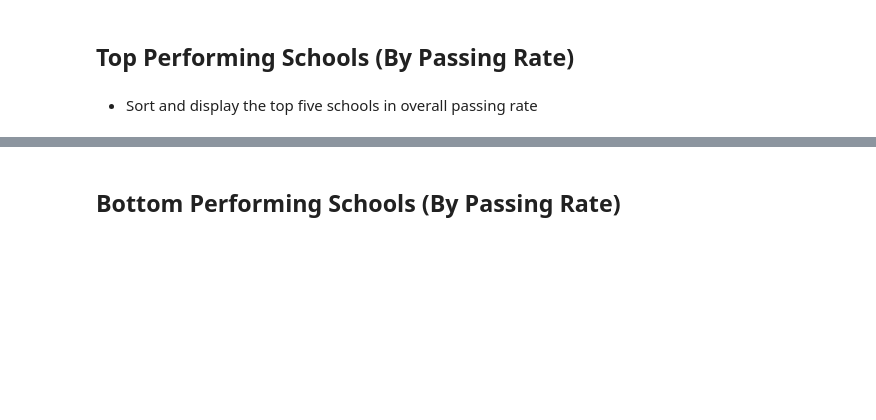
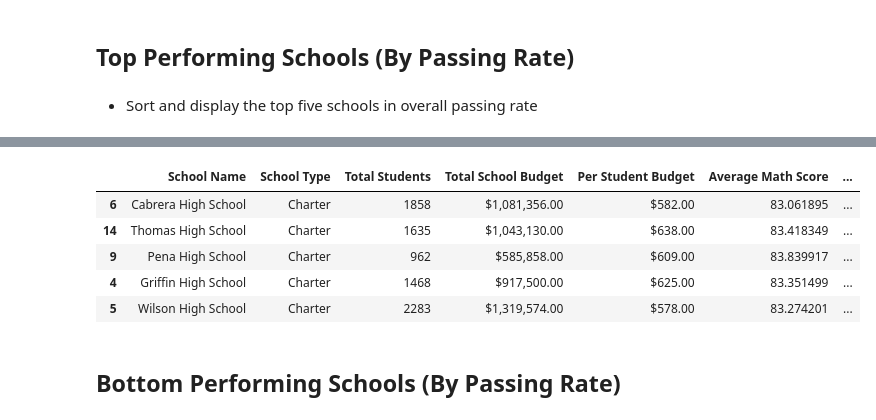
Before and after one commit to plowden/pandas-challenge, a Jupyter notebook: PyCitySchools/PyCitySchools.ipynb, the cells around one changed output, grey strips where cells are left out. Drawn from its saved outputs; the diff is of its cells as text; code cells hidden in the pictures; blank space fills up the shorter version.

```diff
--- a/PyCitySchools/PyCitySchools.ipynb
+++ b/PyCitySchools/PyCitySchools.ipynb
@@ -124,3 +107,69 @@ district_summary_df
+# %%
+# Sort school and student Data Files by school_name
+school_data = school_data.sort_values("school_name")
+student_data = student_data.sort_values("school_name")
+
+school_summary = pd.DataFrame ({
+    "School Name": [],
+    "School Type": [],
+    "Total Students": [],
+    "Total School Budget": [],
+    "Per Student Budget": [],
+    "Average Math Score": [],
+    "Average Reading Score": [],
+    "% Passing Math": [],
+    "% Passing Reading": [],
+    "% Overall Passing Rate": []
+})
+
+school_summary["School Name"] = school_data["school_name"]
+
+school_summary["School Type"] = school_data["type"]
+
+school_summary["Total Students"] = school_data["size"]
+
+school_summary["Total School Budget"] = school_data["budget"]
+
+school_summary["Per Student Budget"] = [i / j for i, j in zip(school_data["budget"], school_data["size"])]
+
+avg_math_score = school_data_complete.groupby("school_name")["math_score"].sum() / \
+    school_data_complete.groupby("school_name")["Student ID"].count()
+school_summary["Average Math Score"] = [x for x in avg_math_score]
+
+avg_reading_score = school_data_complete.groupby("school_name")["reading_score"].sum() / \
+    school_data_complete.groupby("school_name")["Student ID"].count()
+school_summary["Average Reading Score"] = [x for x in avg_reading_score]
+
+passing_math = school_data_complete.loc[school_data_complete["math_score"] >= 70]
+passing_math.groupby("school_name")["math_score"].count()
+pct_passing_math = 100 * passing_math.groupby("school_name")["math_score"].count() / \
+    school_data_complete.groupby("school_name")["Student ID"].count()
+school_summary["% Passing Math"] = [x for x in pct_passing_math]
+
+passing_reading = school_data_complete.loc[school_data_complete["reading_score"] >= 70]
+passing_reading.groupby("school_name")["reading_score"].count()
+pct_passing_reading = 100 * passing_reading.groupby("school_name")["reading_score"].count() / \
+    school_data_complete.groupby("school_name")["Student ID"].count()
+school_summary["% Passing Reading"] = [x for x in pct_passing_reading]
+
+passing_overall = (school_summary["% Passing Math"] + school_summary["% Passing Reading"]) / 2
+school_summary["% Overall Passing Rate"] = [x for x in passing_overall]
+
+# Clean up the output
+
+school_summary["Total School Budget"] = school_summary["Total School Budget"].map("${:,.2f}".format)
+school_summary["Per Student Budget"] = school_summary["Per Student Budget"].map("${:,.2f}".format)
+
+# Sort and display results to screen
+school_summary_sort = school_summary.sort_values("% Overall Passing Rate", ascending=False)
+school_summary_sort.head(5)
+# %% [output]
+|  | School Name | School Type | Total Students | Total School Budget | Per Student Budget | Average Math Score | ... |
+| 6 | Cabrera High School | Charter | 1858 | $1,081,356.00 | $582.00 | 83.061895 | ... |
+| 14 | Thomas High School | Charter | 1635 | $1,043,130.00 | $638.00 | 83.418349 | ... |
+| 9 | Pena High School | Charter | 962 | $585,858.00 | $609.00 | 83.839917 | ... |
+| 4 | Griffin High School | Charter | 1468 | $917,500.00 | $625.00 | 83.351499 | ... |
+| 5 | Wilson High School | Charter | 2283 | $1,319,574.00 | $578.00 | 83.274201 | ... |
 # %% [markdown]
 ## Bottom Performing Schools (By Passing Rate)
 # %% [markdown]
```
Also changed, not shown: parts of 13 cells of this notebook.
